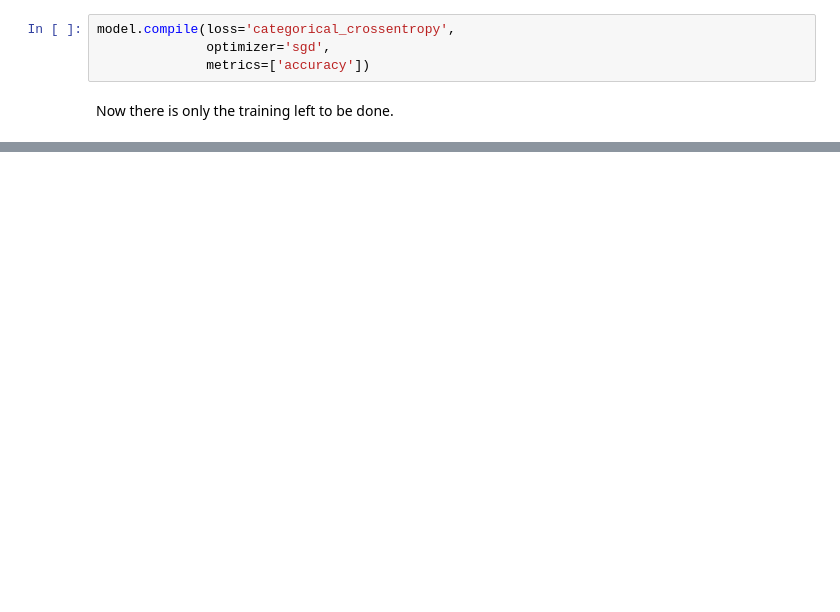
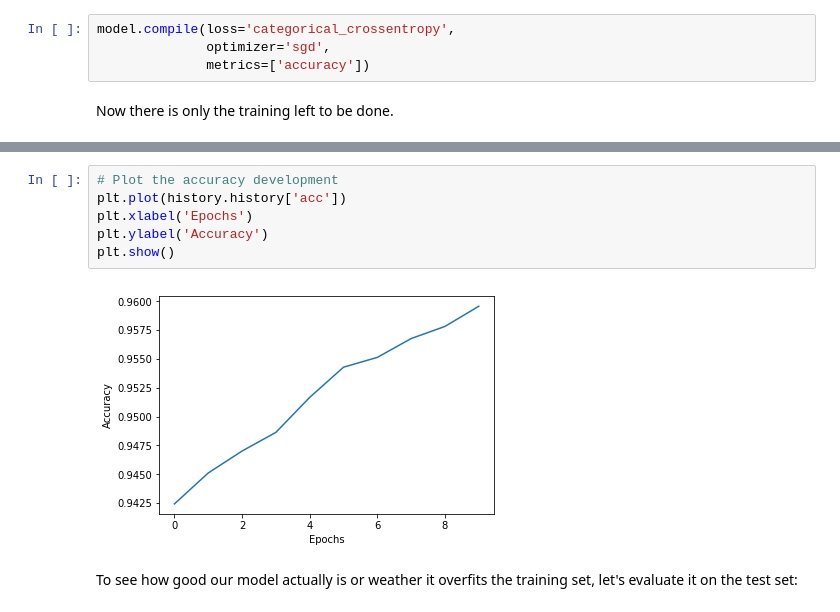
Before and after one commit to JannesKlaas/MLiFC, a Jupyter notebook: Week 2/Ch. 7 - Intro to Keras.ipynb, the cells around one changed output, grey strips where cells are left out. Saved outputs shown, nothing was run; the diff lists cells and outputs as text; blank space fills up the shorter version.

```diff
--- a/Week 2/Ch. 7 - Intro to Keras.ipynb
+++ b/Week 2/Ch. 7 - Intro to Keras.ipynb
@@ -98,3 +121,13 @@ To conclude this chapter we are going to evaluate our model with Keras evaluate
+# %%
+# Plot the accuracy development
+plt.plot(history.history['acc'])
+plt.xlabel('Epochs')
+plt.ylabel('Accuracy')
+plt.show()
+# %% [output]
+[figure, added]
+# %% [markdown]
+To see how good our model actually is or weather it overfits the training set, let's evaluate it on the test set:
 # %%
 model.evaluate(x=X_test,y=y_test)
 # %% [output]
```
Also changed, not shown: parts of 28 cells of this notebook, 1 other file.
